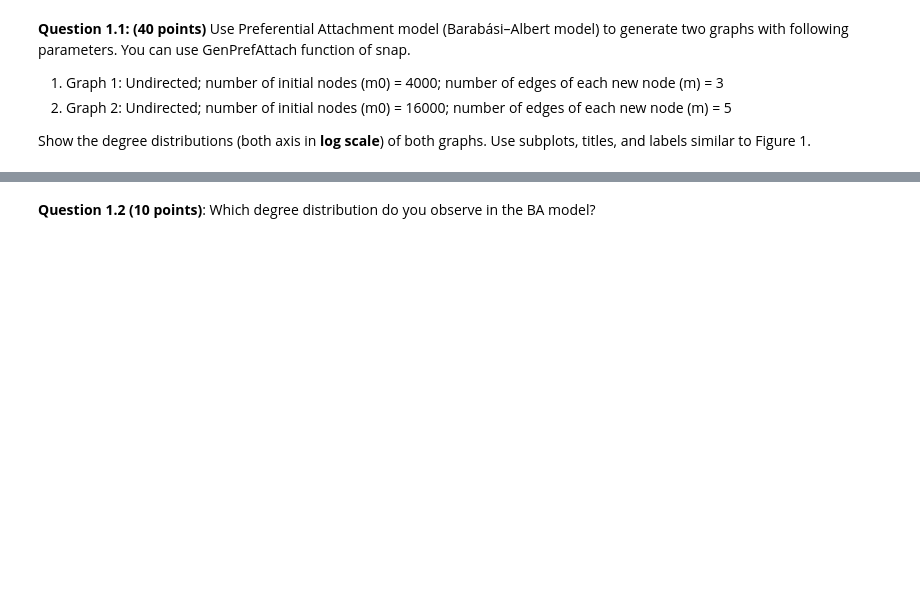
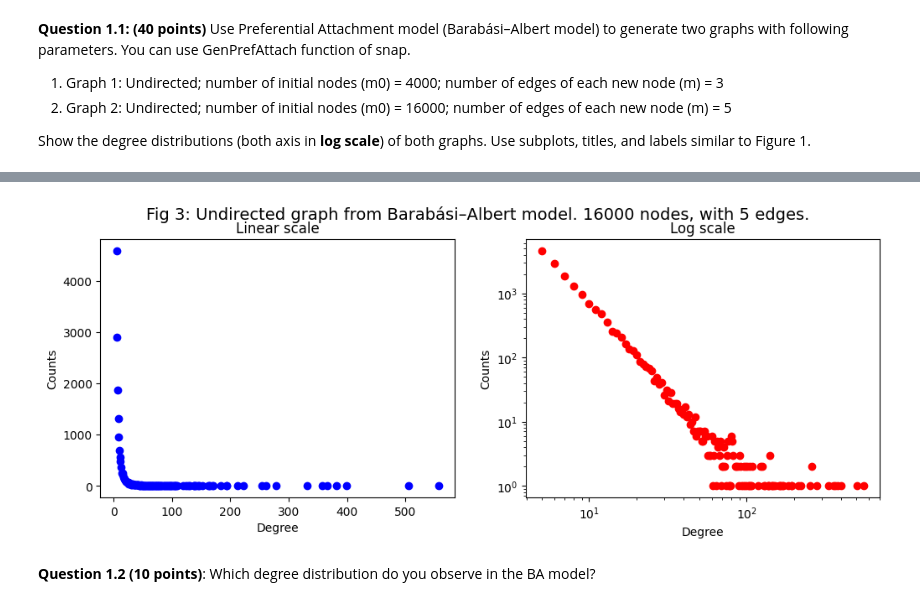
Before and after one commit to CarsonFox/Graph-ML, a Jupyter notebook: Assignment 2.ipynb, the cells around one changed output, grey strips where cells are left out. Cells and saved outputs as stored; diff of their text form; code cells hidden in the pictures; blank space fills up the shorter version.

```diff
--- a/Assignment 2.ipynb
+++ b/Assignment 2.ipynb
@@ -69,3 +72,11 @@ snap.TRnd()
+# %%
+snap.TRnd()
+
+m0, m = 16000, 5
+PA_graph = snap.GenPrefAttach(m0, m)
+plot_degree_counts(PA_graph, 3, f"Fig 3: Undirected graph from Barabási–Albert model. {m0} nodes, with {m} edges.")
+# %% [output]
+[figure, added]
 # %% [markdown]
 **Question 1.2 (10 points)**: Which degree distribution do you observe in the BA model?
 # %% [markdown]
```
Also changed, not shown: parts of 5 cells of this notebook.
